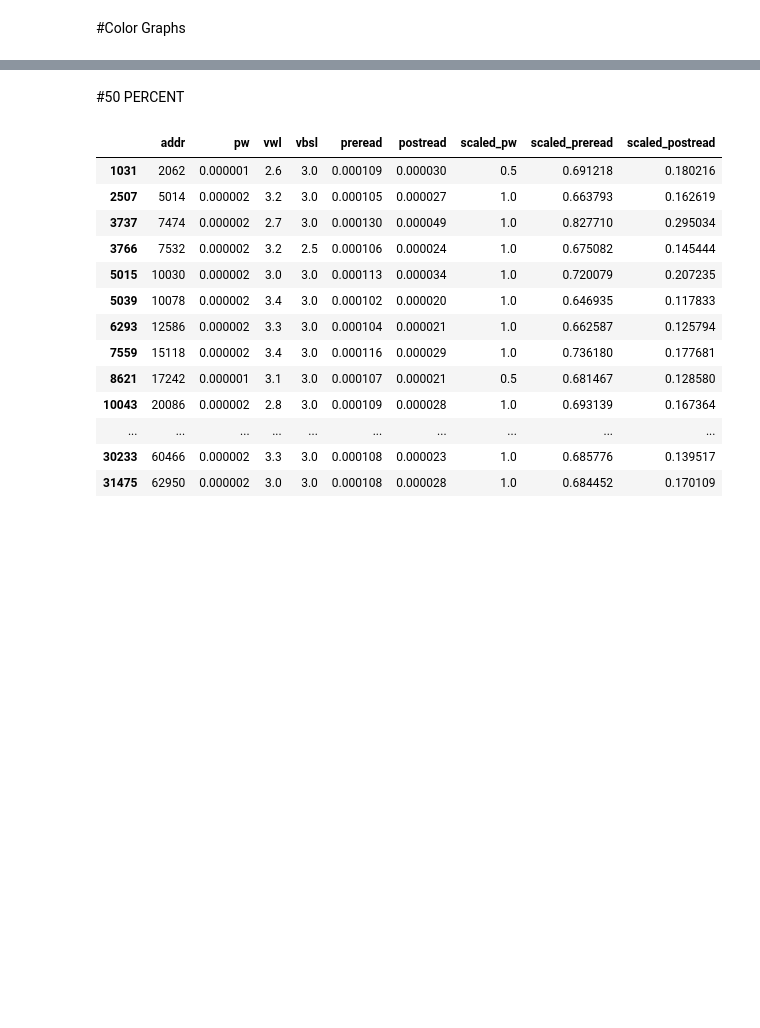
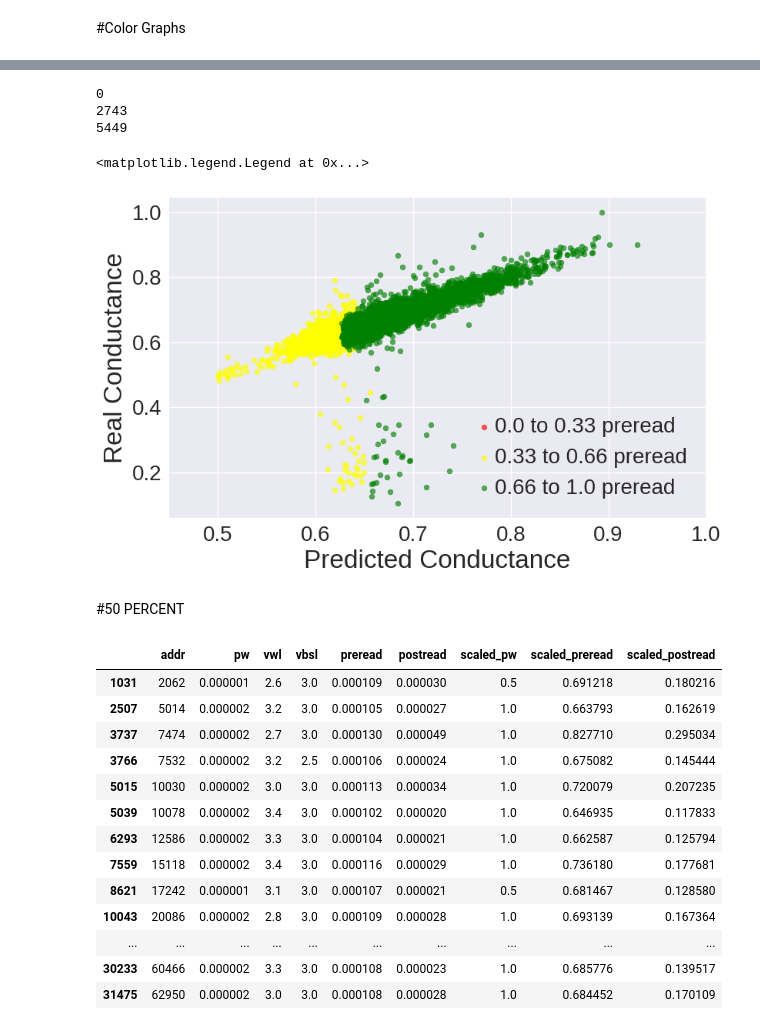
Before and after one commit to AaravWattal/RRAM-Models, a Jupyter notebook: FINAL_RESET_MDN_Visualizations.ipynb, the cells around one changed output, grey strips where cells are left out. Cells and saved outputs as stored; diff of their text form; code cells hidden in the pictures; blank space fills up the shorter version.

```diff
--- a/FINAL_RESET_MDN_Visualizations.ipynb
+++ b/FINAL_RESET_MDN_Visualizations.ipynb
@@ -535,3 +572,49 @@ plt.legend()
+# %%
+#preread
+
+x1 = []
+x2 = []
+y1 = []
+y2 = []
+x3 = []
+y3 = []
+
+#sort out data into three lists
+for i in range(len(mu_variable.cpu().detach().numpy()[:,0])):
+  if (0.0<=X_test[i][0] and X_test[i][0]<=0.33):
+      x1.append(mu_variable.cpu().detach().numpy()[:,0][i])
+      y1.append(y_test_tensor.cpu().detach().numpy()[i])
+  elif (0.33<=X_test[i][0] and X_test[i][0]<=0.66):
+      x2.append(mu_variable.cpu().detach().numpy()[:,0][i])
+      y2.append(y_test_tensor.cpu().detach().numpy()[i])
+  else:
+      x3.append(mu_variable.cpu().detach().numpy()[:,0][i])
+      y3.append(y_test_tensor.cpu().detach().numpy()[i])
+
+print(len(x1))
+print(len(x2))
+print(len(x3))
+
+plt.figure(figsize=(9,5.4))
+plt.style.use('seaborn')
+# plt.title("Predicted Mu vs Predicted Sigma (color, vwl)", fontsize=20)
+
+plt.xlim(0.45, 1)
+plt.xlabel("Predicted Conductance", size=24)
+plt.ylabel("Real Conductance", size=24);
+plt.xticks(fontsize=20)
+plt.yticks(fontsize=20)
+
+plt.scatter(x1, y1, c="red", label='0.0 to 0.33 preread', alpha=alpha, s=25)
+plt.scatter(x2, y2, c="yellow", label='0.33 to 0.66 preread', alpha=alpha, s=25)
+plt.scatter(x3, y3, c="green", label='0.66 to 1.0 preread', alpha=alpha, s=25)
+plt.legend(prop={'size':20},loc='lower right', handletextpad=-0.5)
+# %% [output]
+0
+2743
+5449
+<matplotlib.legend.Legend at 0x...>
+[figure, added]
 # %% [markdown]
 #50 PERCENT
 # %%
```
Also changed, not shown: parts of 16 cells of this notebook.
